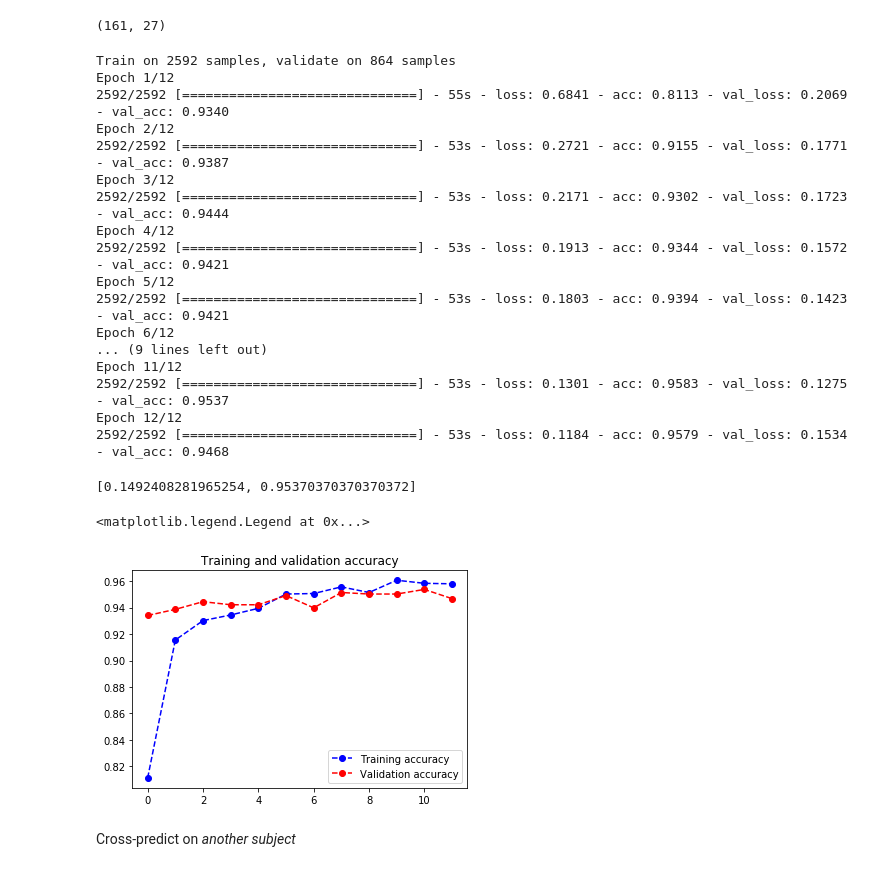
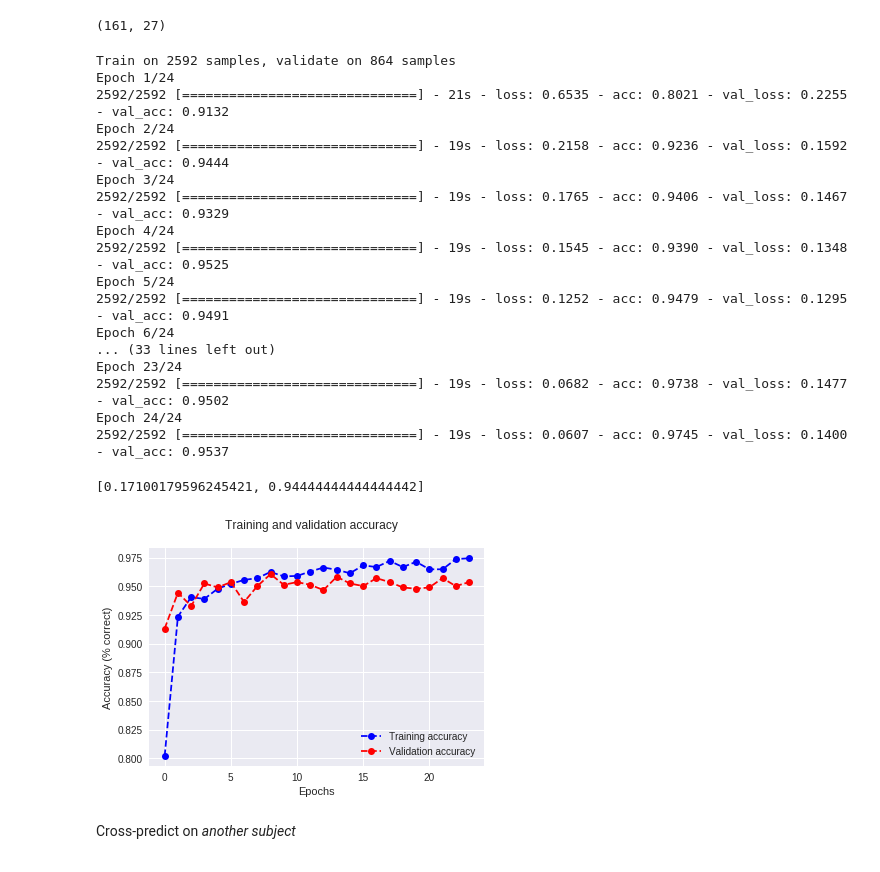
Before and after one commit to uw-biomedical-ml/bundlenet, a Jupyter notebook: dipy-subjects.ipynb, the cells around one changed output. Saved outputs shown, nothing was run; the diff lists cells and outputs as text; code cells hidden in the pictures.

```diff
--- a/dipy-subjects.ipynb
+++ b/dipy-subjects.ipynb
@@ -99,7 +102,7 @@ else:
 img_rows = 100
 img_cols = 100
 batch_size = 4
-epochs = 12
+epochs = 24
 num_classes = take_n_bundles
 input_shape = (img_rows, img_cols, 1)
 # %%
@@ -121,6 +124,25 @@ model.add(Dense(num_classes, activation='softmax'))
+# %%
+model = Sequential()
+model.add(Conv2D(32, kernel_size=(3, 3),activation='linear',input_shape=input_shape,padding='same'))
+model.add(LeakyReLU(alpha=0.1))
+model.add(MaxPooling2D((2, 2),padding='same'))
+model.add(Dropout(0.25))
+model.add(Conv2D(64, (3, 3), activation='linear',padding='same'))
+model.add(LeakyReLU(alpha=0.1))
+model.add(MaxPooling2D(pool_size=(2, 2),padding='same'))
+model.add(Dropout(0.25))
+model.add(Conv2D(128, (3, 3), activation='linear',padding='same'))
+model.add(LeakyReLU(alpha=0.1))
+model.add(MaxPooling2D(pool_size=(2, 2),padding='same'))
+model.add(Dropout(0.25))
+model.add(Flatten())
+model.add(Dense(128, activation='linear'))
+model.add(Dropout(0.25))
+model.add(LeakyReLU(alpha=0.1))
+model.add(Dense(num_classes, activation='softmax'))
 # %%
 model.compile(loss=keras.losses.categorical_crossentropy,
-              optimizer=keras.optimizers.Adadelta(),
+              optimizer=keras.optimizers.Adam(),
               metrics=['accuracy'])
 # %%
 training = model.fit(data_train, labels_train,
@@ -130,25 +152,25 @@ training = model.fit(data_train, labels_train,
                      validation_data=(data_valid, labels_valid))
 # %% [output]
 Train on 2592 samples, validate on 864 samples
-Epoch 1/12
-2592/2592 [==============================] - 55s - loss: 0.6841 - acc: 0.8113 - val_loss: 0.2069 - val_acc: 0.9340
-Epoch 2/12
-2592/2592 [==============================] - 53s - loss: 0.2721 - acc: 0.9155 - val_loss: 0.1771 - val_acc: 0.9387
-Epoch 3/12
-2592/2592 [==============================] - 53s - loss: 0.2171 - acc: 0.9302 - val_loss: 0.1723 - val_acc: 0.9444
-Epoch 4/12
-2592/2592 [==============================] - 53s - loss: 0.1913 - acc: 0.9344 - val_loss: 0.1572 - val_acc: 0.9421
-Epoch 5/12
-2592/2592 [==============================] - 53s - loss: 0.1803 - acc: 0.9394 - val_loss: 0.1423 - val_acc: 0.9421
-Epoch 6/12
-... (9 lines left out)
-Epoch 11/12
-2592/2592 [==============================] - 53s - loss: 0.1301 - acc: 0.9583 - val_loss: 0.1275 - val_acc: 0.9537
-Epoch 12/12
-2592/2592 [==============================] - 53s - loss: 0.1184 - acc: 0.9579 - val_loss: 0.1534 - val_acc: 0.9468
+Epoch 1/24
+2592/2592 [==============================] - 21s - loss: 0.6535 - acc: 0.8021 - val_loss: 0.2255 - val_acc: 0.9132
+Epoch 2/24
+2592/2592 [==============================] - 19s - loss: 0.2158 - acc: 0.9236 - val_loss: 0.1592 - val_acc: 0.9444
+Epoch 3/24
+2592/2592 [==============================] - 19s - loss: 0.1765 - acc: 0.9406 - val_loss: 0.1467 - val_acc: 0.9329
+Epoch 4/24
+2592/2592 [==============================] - 19s - loss: 0.1545 - acc: 0.9390 - val_loss: 0.1348 - val_acc: 0.9525
+Epoch 5/24
+2592/2592 [==============================] - 19s - loss: 0.1252 - acc: 0.9479 - val_loss: 0.1295 - val_acc: 0.9491
+Epoch 6/24
+... (33 lines left out)
+Epoch 23/24
+2592/2592 [==============================] - 19s - loss: 0.0682 - acc: 0.9738 - val_loss: 0.1477 - val_acc: 0.9502
+Epoch 24/24
+2592/2592 [==============================] - 19s - loss: 0.0607 - acc: 0.9745 - val_loss: 0.1400 - val_acc: 0.9537
 # %%
 score = model.evaluate(data_test, labels_test, verbose=0)
 # %%
 print(score)
 # %% [output]
-[0.1492408281965254, 0.95370370370370372]
+[0.17100179596245421, 0.94444444444444442]
@@ -158,16 +177,7 @@ import matplotlib.pyplot as plt
-# %%
-accuracy = training.history['acc']
-val_accuracy = training.history['val_acc']
-loss = training.history['loss']
-val_loss = training.history['val_loss']
-epochs = range(len(accuracy))
-plt.plot(epochs, accuracy, 'bo--', label='Training accuracy')
-plt.plot(epochs, val_accuracy, 'ro--', label='Validation accuracy')
-plt.title('Training and validation accuracy')
-plt.legend()
-# %% [output]
-<matplotlib.legend.Legend at 0x...>
-[figure, removed]
+# %%
+fig = bn.plot_accuracy(training)
+# %% [output]
+[figure, added]
 # %% [markdown]
 Cross-predict on *another subject*
 # %%
```
Also changed, not shown: parts of 20 cells of this notebook.
